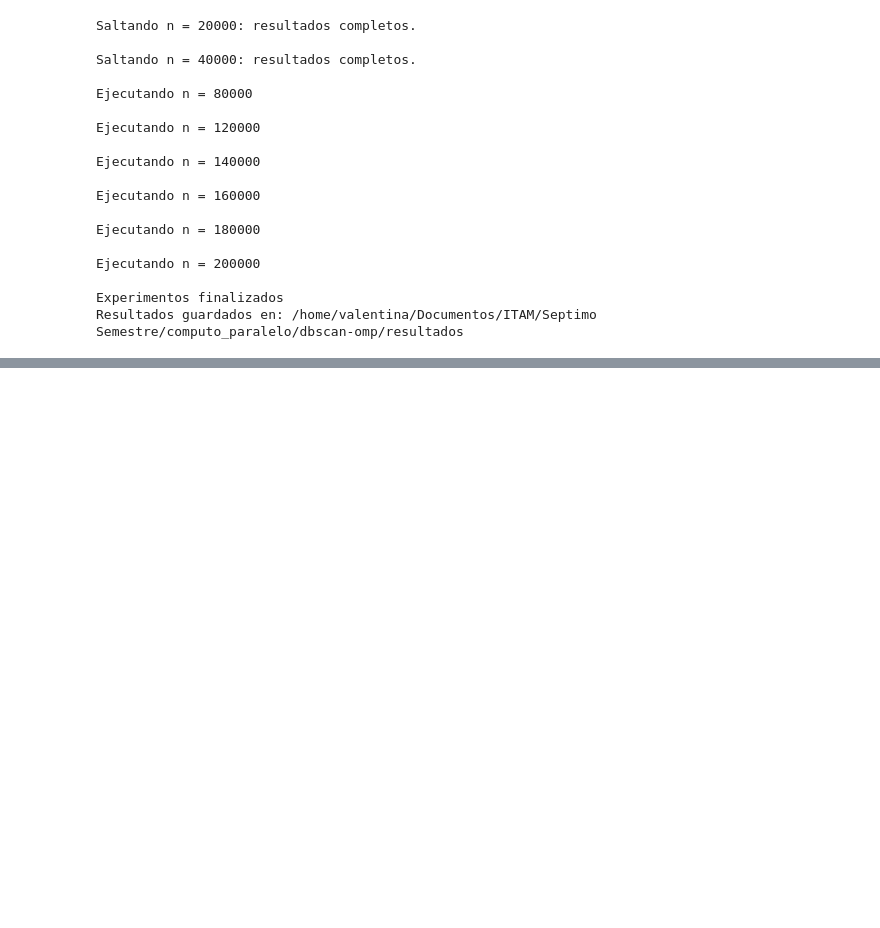
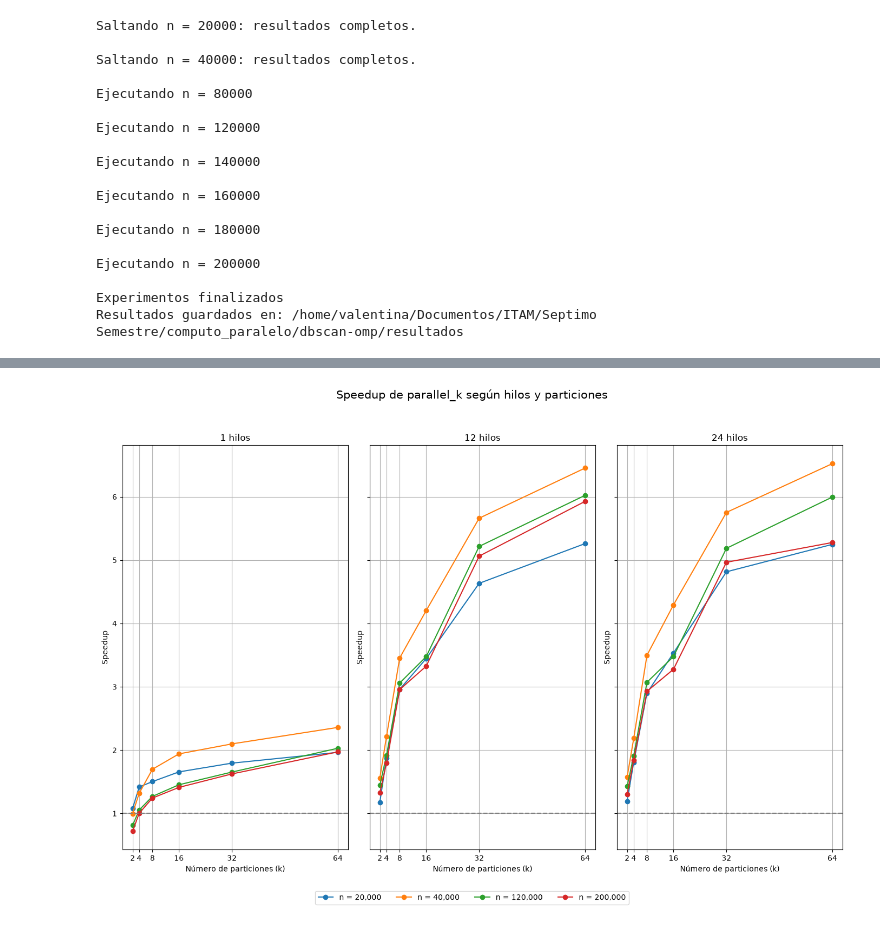
Before and after one commit to vpinedab/dbscan-omp, a Jupyter notebook: notebook/DBSCAN_noise_pruebas.ipynb, the cells around one changed output, grey strips where cells are left out. Saved outputs shown, nothing was run; the diff lists cells and outputs as text; code cells hidden in the pictures; blank space fills up the shorter version.

```diff
--- a/notebook/DBSCAN_noise_pruebas.ipynb
+++ b/notebook/DBSCAN_noise_pruebas.ipynb
@@ -352,0 +431,73 @@ Total de configuraciones: 192
+# %%
+import matplotlib.pyplot as plt
+
+# Cantidades de hilos que queremos analizar
+hilos_graficas = [1, 12, 24]
+
+# Cantidades de puntos que mostraremos
+puntos_seleccionados = [20000, 40000, 120000, 200000]
+
+# Crear una figura con cuatro gráficas (2 filas y 2 columnas)
+fig, axes = plt.subplots(1, 3, figsize=(14, 10), sharey=True)
+
+# Convertir la matriz de ejes en una lista para recorrerla fácilmente
+axes = axes.flatten()
+
+# Generar una gráfica por cada cantidad de hilos
+for i, hilos in enumerate(hilos_graficas):
+
+    # Seleccionar la gráfica correspondiente
+    ax = axes[i]
+
+    # Filtrar los resultados para esta cantidad de hilos
+    df_k = df_resultados[
+        (df_resultados["hilos"] == hilos) &
+        (df_resultados["n_puntos"].isin(puntos_seleccionados))
+    ]
+
+    # Dibujar una línea por cada cantidad de puntos
+    for n in puntos_seleccionados:
+
+        datos = df_k[
+            df_k["n_puntos"] == n
+        ].sort_values("k")
+
+        ax.plot(
+            datos["k"],
+            datos["speedup_k"],
+            marker="o",
+            label=f"n = {n:,}"
+        )
+
+    # Configurar cada gráfica
+    ax.set_title(f"{hilos} hilos")
+    ax.set_xlabel("Número de particiones (k)")
+    ax.set_ylabel("Speedup")
+
+    ax.set_xticks(valores_k)
+    ax.axhline(y=1, linestyle="--", color="gray")
+    ax.grid(True)
+
+# Agregar un título general
+fig.suptitle(
+    "Speedup de parallel_k según hilos y particiones",
+    fontsize=15
+)
+
+# Colocar una sola leyenda para las cuatro gráficas
+handles, labels = axes[0].get_legend_handles_labels()
+
+fig.legend(
+    handles,
+    labels,
+    loc="lower center",
+    ncol=4,
+    bbox_to_anchor=(0.5, 0.02)
+)
+
+# Ajustar los espacios entre las gráficas
+plt.tight_layout(rect=[0, 0.07, 1, 0.95])
+
+plt.show()
+# %% [output]
+[figure, added]
```
Also changed, not shown: parts of 5 cells of this notebook, 3 other files.
